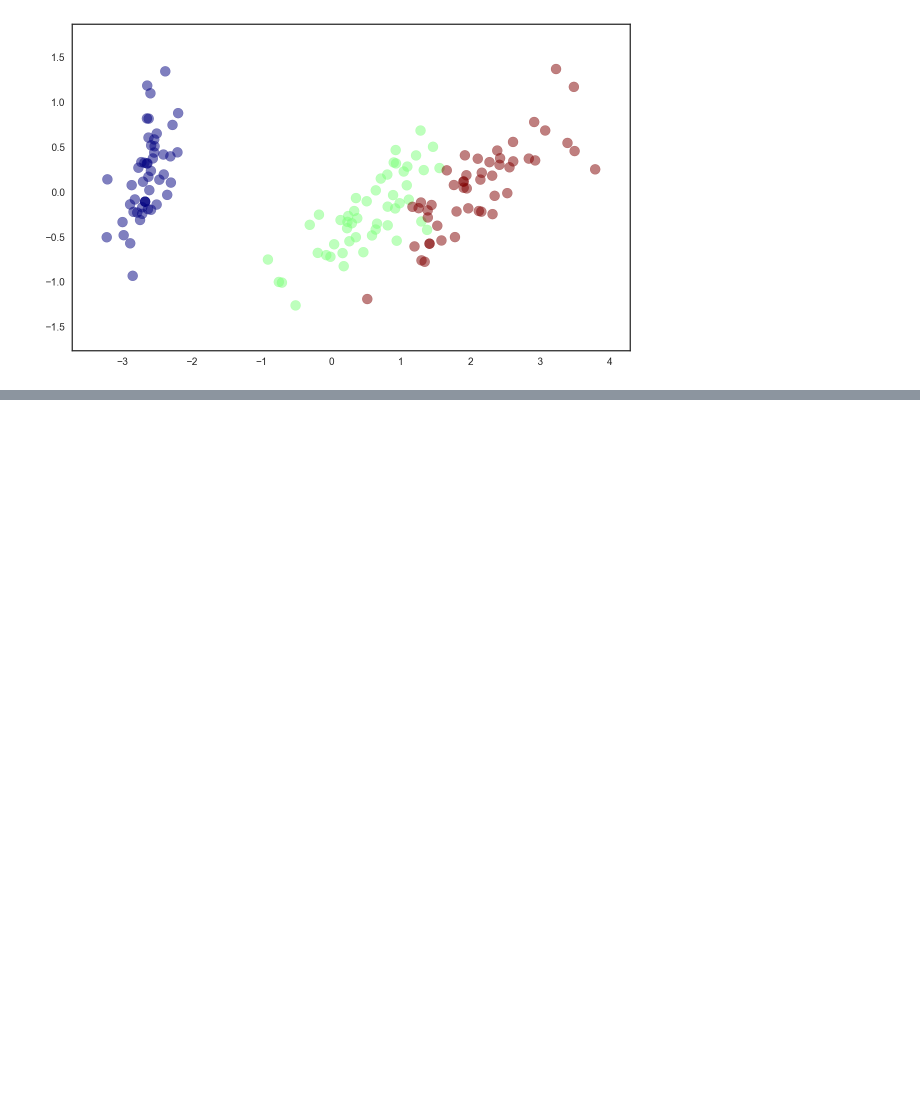
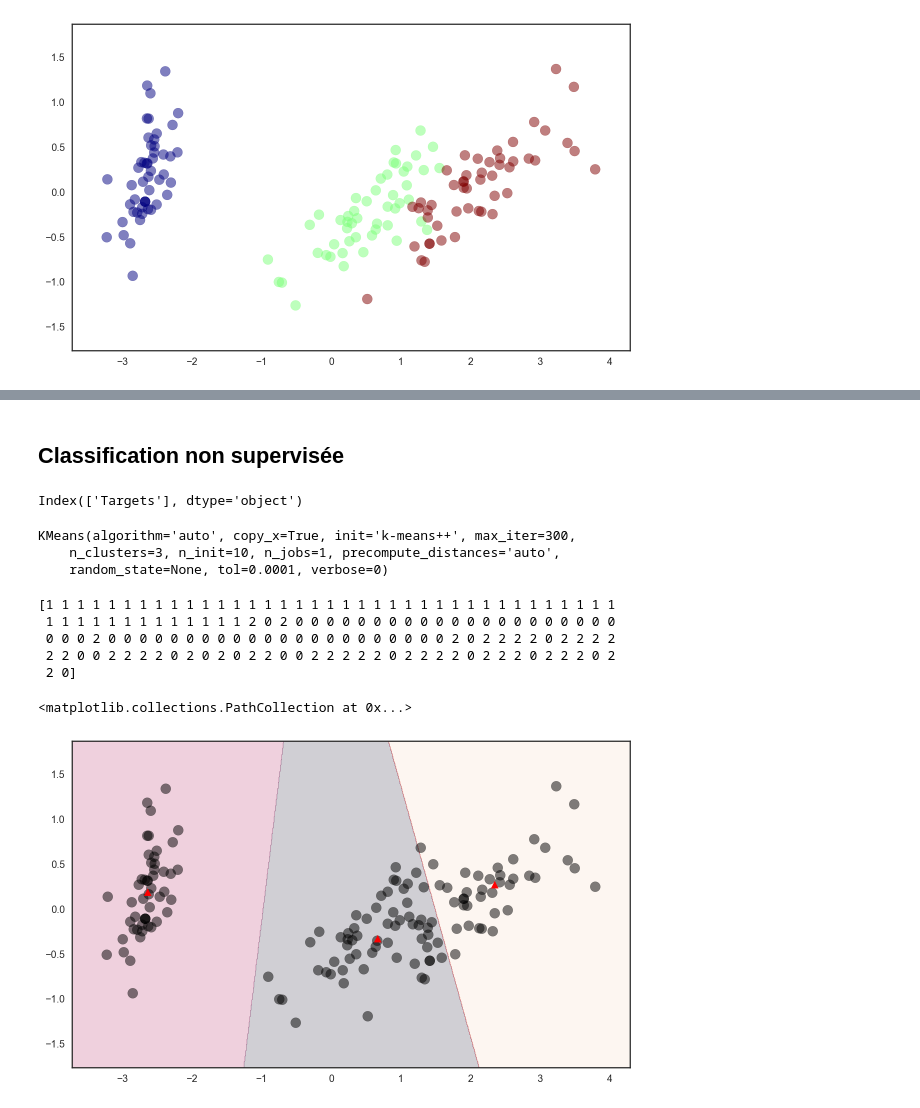
Before and after one commit to pnavaro/machine_learning, a Jupyter notebook: iris.ipynb, the cells around one changed output, grey strips where cells are left out. Drawn from its saved outputs; the diff is of its cells as text; code cells hidden in the pictures; blank space fills up the shorter version.

```diff
--- a/iris.ipynb
+++ b/iris.ipynb
@@ -221,0 +224,39 @@ sns.set_style("white")
+# %% [markdown]
+## Classification non supervisée
+# %%
+from sklearn.cluster import KMeans
+from sklearn import datasets
+iris = datasets.load_iris()
+#Stocker les données en tant que DataFrame Pandas
+x = pd.DataFrame(iris.data)
+# définir les noms de colonnes
+x.columns=['Sepal_Length','Sepal_width','Petal_Length','Petal_width']
+y = pd.DataFrame(iris.target)
+y.columns=['Targets']
+y.columns
+# %% [output]
+Index(['Targets'], dtype='object')
+# %%
+#Cluster K-means
+model=KMeans(n_clusters=3)
+#adapter le modèle de données
+model.fit(pca.transform(X))
+# %% [output]
+KMeans(algorithm='auto', copy_x=True, init='k-means++', max_iter=300,
+    n_clusters=3, n_init=10, n_jobs=1, precompute_distances='auto',
+    random_state=None, tol=0.0001, verbose=0)
+# %%
+print(model.labels_)
+# %% [output]
+[1 1 1 1 1 1 1 1 1 1 1 1 1 1 1 1 1 1 1 1 1 1 1 1 1 1 1 1 1 1 1 1 1 1 1 1 1
+ 1 1 1 1 1 1 1 1 1 1 1 1 1 2 0 2 0 0 0 0 0 0 0 0 0 0 0 0 0 0 0 0 0 0 0 0 0
+ 0 0 0 2 0 0 0 0 0 0 0 0 0 0 0 0 0 0 0 0 0 0 0 0 0 0 2 0 2 2 2 2 0 2 2 2 2
+ 2 2 0 0 2 2 2 2 0 2 0 2 0 2 2 0 0 2 2 2 2 2 0 2 2 2 2 0 2 2 2 0 2 2 2 0 2
+ 2 0]
+# %%
+plt.figure()
+plot_decision(pca.transform(X), y=None, model=model)
+plt.scatter(model.cluster_centers_[:,0], model.cluster_centers_[:,1], marker="^", c="r", s= 50)
+# %% [output]
+<matplotlib.collections.PathCollection at 0x...>
+[figure, added]
```
Also changed, not shown: parts of 1 cell of this notebook, 2 other files.
